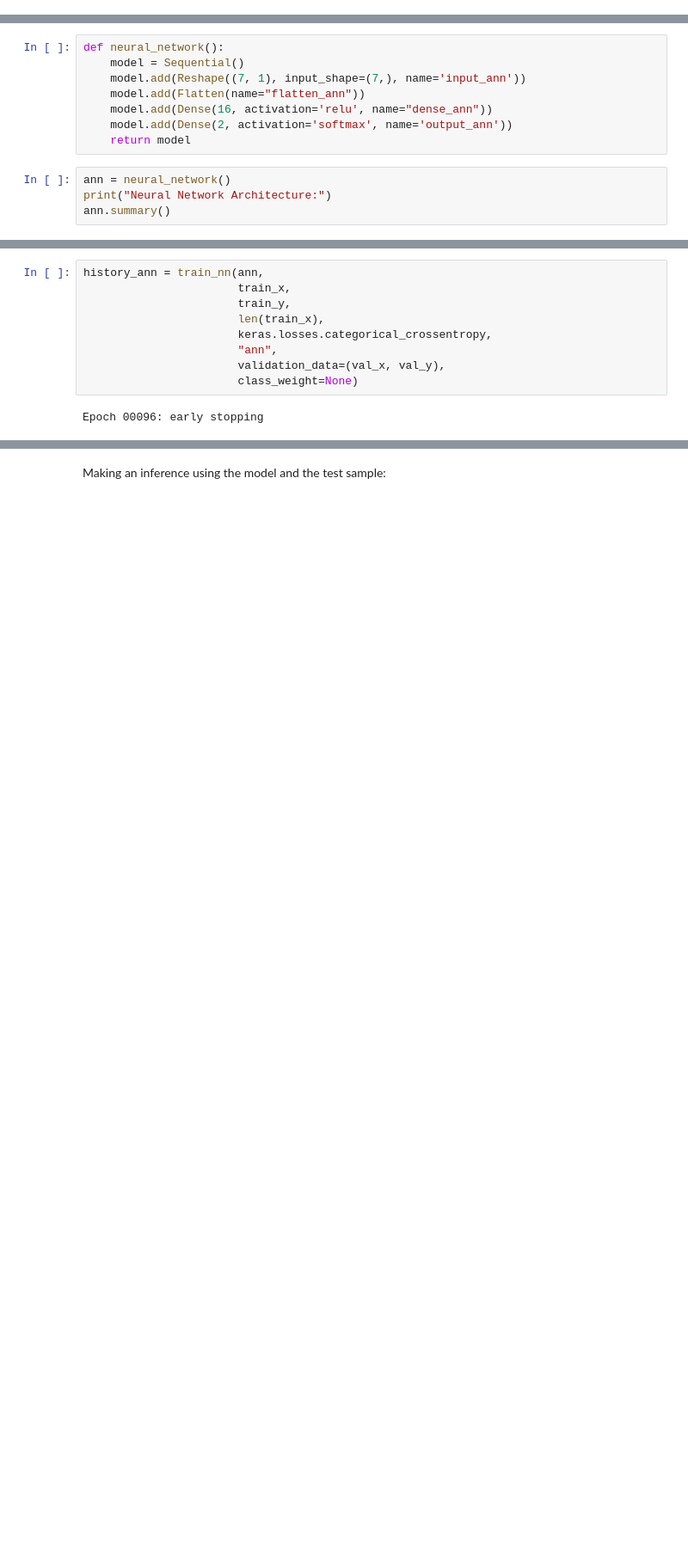
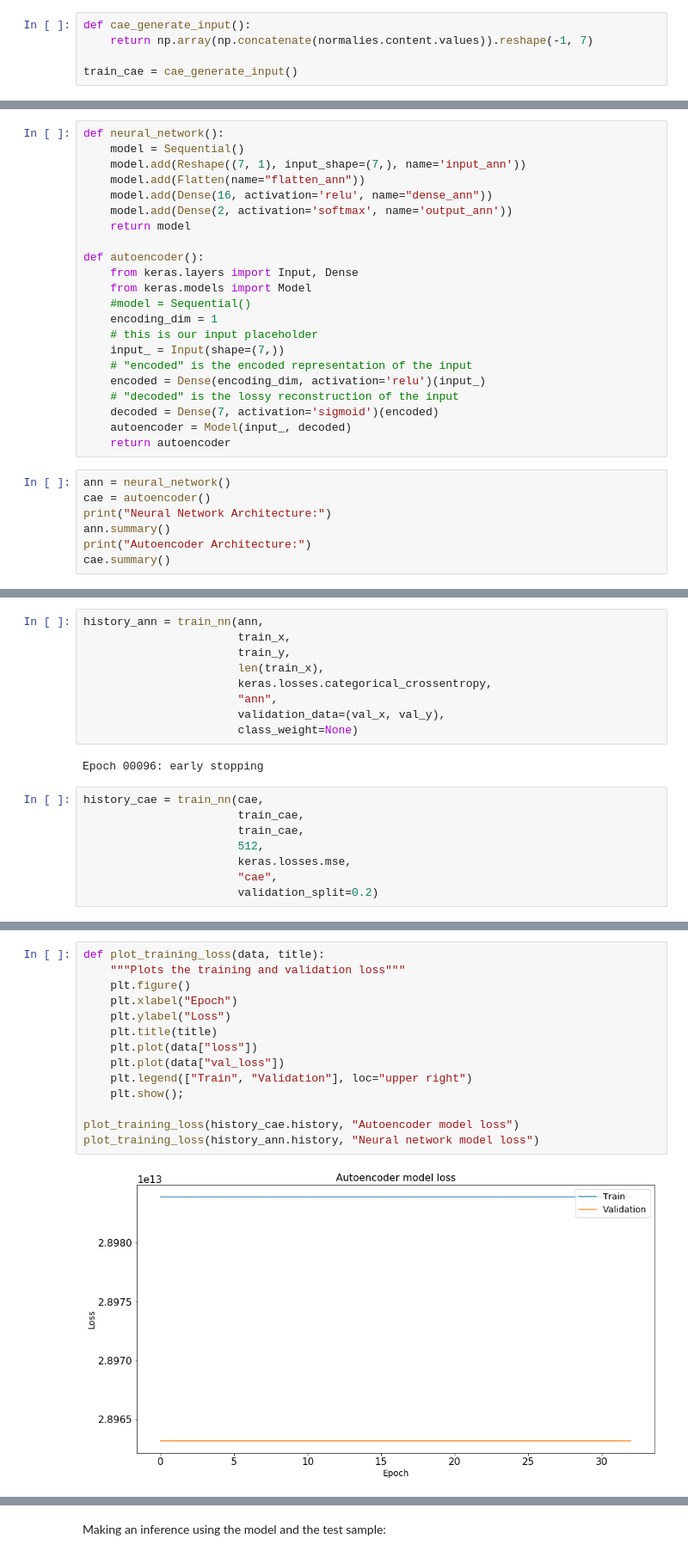
Before and after one commit to merveince92/RPCTriggerRateMonitoringWithML, a Jupyter notebook: inst_lumi_extractor.ipynb, the cells around one changed output, grey strips where cells are left out. Shown at 86% size. Saved outputs shown, nothing was run; the diff lists cells and outputs as text; blank space fills up the shorter version.

```diff
--- a/inst_lumi_extractor.ipynb
+++ b/inst_lumi_extractor.ipynb
@@ -695,6 +706,11 @@ def nn_generate_input():
             np.array(np.concatenate(layers_test.content.values)).reshape(-1, 7))
 
 (train_x, train_y, val_x, val_y, test_x) = nn_generate_input()
+# %%
+def cae_generate_input():
+    return np.array(np.concatenate(normalies.content.values)).reshape(-1, 7)
+
+train_cae = cae_generate_input()
 # %% [markdown]
 Defining NN structure:
 # %%
@@ -705,10 +721,27 @@ def neural_network():
     model.add(Dense(16, activation='relu', name="dense_ann"))
     model.add(Dense(2, activation='softmax', name='output_ann'))
     return model
+
+def autoencoder():
+    from keras.layers import Input, Dense
+    from keras.models import Model
+    #model = Sequential()
+    encoding_dim = 1
+    # this is our input placeholder
+    input_ = Input(shape=(7,))
+    # "encoded" is the encoded representation of the input
+    encoded = Dense(encoding_dim, activation='relu')(input_)
+    # "decoded" is the lossy reconstruction of the input
+    decoded = Dense(7, activation='sigmoid')(encoded)
+    autoencoder = Model(input_, decoded)
+    return autoencoder
 # %%
 ann = neural_network()
+cae = autoencoder()
 print("Neural Network Architecture:")
 ann.summary()
+print("Autoencoder Architecture:")
+cae.summary()
 # %% [output]
 Neural Network Architecture:
 _________________________________________________________________
@@ -766,3 +800,11 @@ history_ann = train_nn(ann,
                        class_weight=None)
 # %% [output]
 Epoch 00096: early stopping
+# %%
+history_cae = train_nn(cae,
+                       train_cae,
+                       train_cae,
+                       512,
+                       keras.losses.mse,
+                       "cae",
+                       validation_split=0.2)
@@ -768,0 +813,16 @@ Epoch 00096: early stopping
+# %%
+def plot_training_loss(data, title):
+    """Plots the training and validation loss"""
+    plt.figure()
+    plt.xlabel("Epoch")
+    plt.ylabel("Loss")
+    plt.title(title)
+    plt.plot(data["loss"])
+    plt.plot(data["val_loss"])
+    plt.legend(["Train", "Validation"], loc="upper right")
+    plt.show();
+
+plot_training_loss(history_cae.history, "Autoencoder model loss")
+plot_training_loss(history_ann.history, "Neural network model loss")
+# %% [output]
+[figure, added]
```
Also changed, not shown: parts of 15 cells of this notebook.
